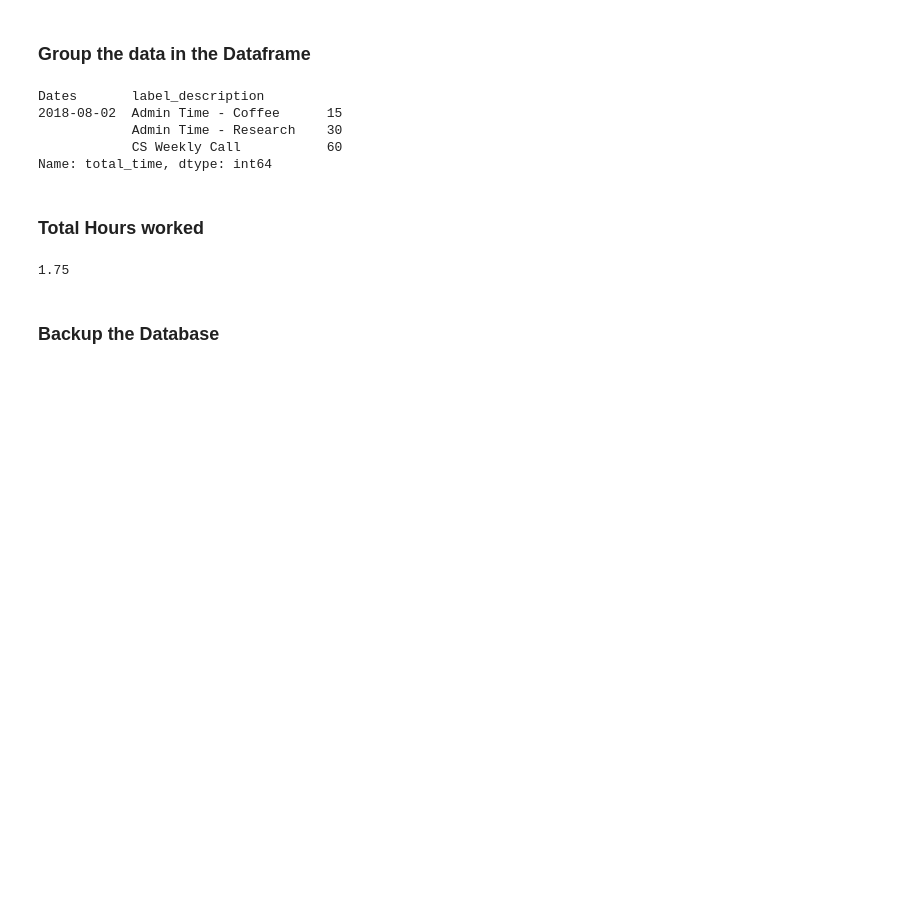
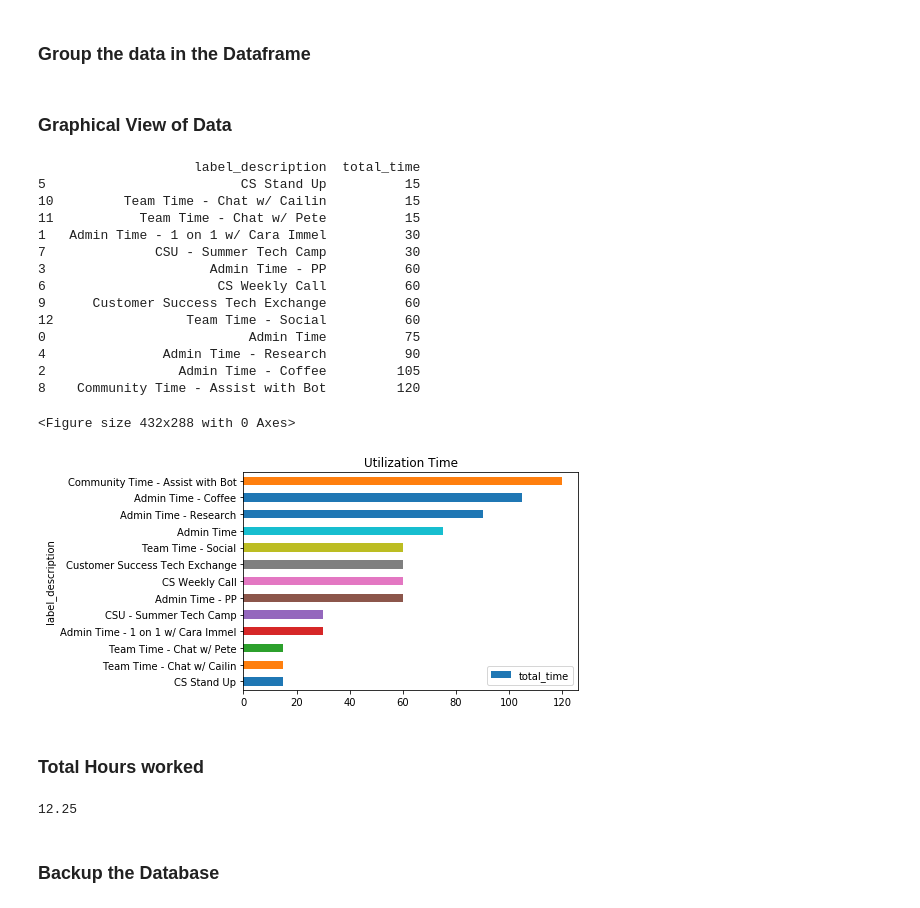
Before and after one commit to elchulito88/TaskManager, a Jupyter notebook: TaskManager.ipynb, the cells around one changed output. Saved outputs shown, nothing was run; the diff lists cells and outputs as text; code cells hidden in the pictures; blank space fills up the shorter version.

Commit message:
New Updates!
Added Matplotlib to the TaskManager App.

```diff
--- a/TaskManager.ipynb
+++ b/TaskManager.ipynb
@@ -16,7 +17,7 @@
 # %% [markdown]
 ### View DataFrame
 # %%
-filterVal = 1
+filterVal = 0
 # %%
 import pandas as pd
 import arrow
@@ -39,19 +53,47 @@ else:
 # %% [markdown]
 ### Group the data in the Dataframe
-# %%
-df.groupby(['Dates','label_description'])['total_time'].sum()
-# %% [output]
-Dates       label_description
-2018-08-02  Admin Time - Coffee      15
-            Admin Time - Research    30
-            CS Weekly Call           60
-Name: total_time, dtype: int64
+# %%
+groupedval = 0
+# %%
+if groupedval:
+    ## Represents grouping by Dates
+    groupdf =df.groupby(['Dates','label_description'])['total_time'].sum()
+else:
+    ## represents grouping by Label Description
+    groupdf =df.groupby(['label_description'])['total_time'].sum()
+# %% [markdown]
+### Graphical View of Data
+# %%
+%matplotlib inline
+import matplotlib.pyplot as plt
+
+cleandf = groupdf.reset_index()
+clean_df = cleandf[["label_description", "total_time"]].sort_values(by=['total_time'], ascending=True)
+
+plt.figure(); clean_df.plot.barh(x='label_description', y='total_time', title="Utilization Time");
+# %% [output]
+                    label_description  total_time
+5                         CS Stand Up          15
+10         Team Time - Chat w/ Cailin          15
+11           Team Time - Chat w/ Pete          15
+1   Admin Time - 1 on 1 w/ Cara Immel          30
+7              CSU - Summer Tech Camp          30
+3                     Admin Time - PP          60
+6                      CS Weekly Call          60
+9      Customer Success Tech Exchange          60
+12                 Team Time - Social          60
+0                          Admin Time          75
+4               Admin Time - Research          90
+2                 Admin Time - Coffee         105
+8    Community Time - Assist with Bot         120
+<Figure size 432x288 with 0 Axes>
+[figure, added]
 # %% [markdown]
 ### Total Hours worked
 # %%
 df['total_time'].sum() / 60
 # %% [output]
-1.75
+12.25
 # %% [markdown]
 ### Backup the Database
 # %%
```
Also changed, not shown: parts of 2 cells of this notebook, 5 other files.
